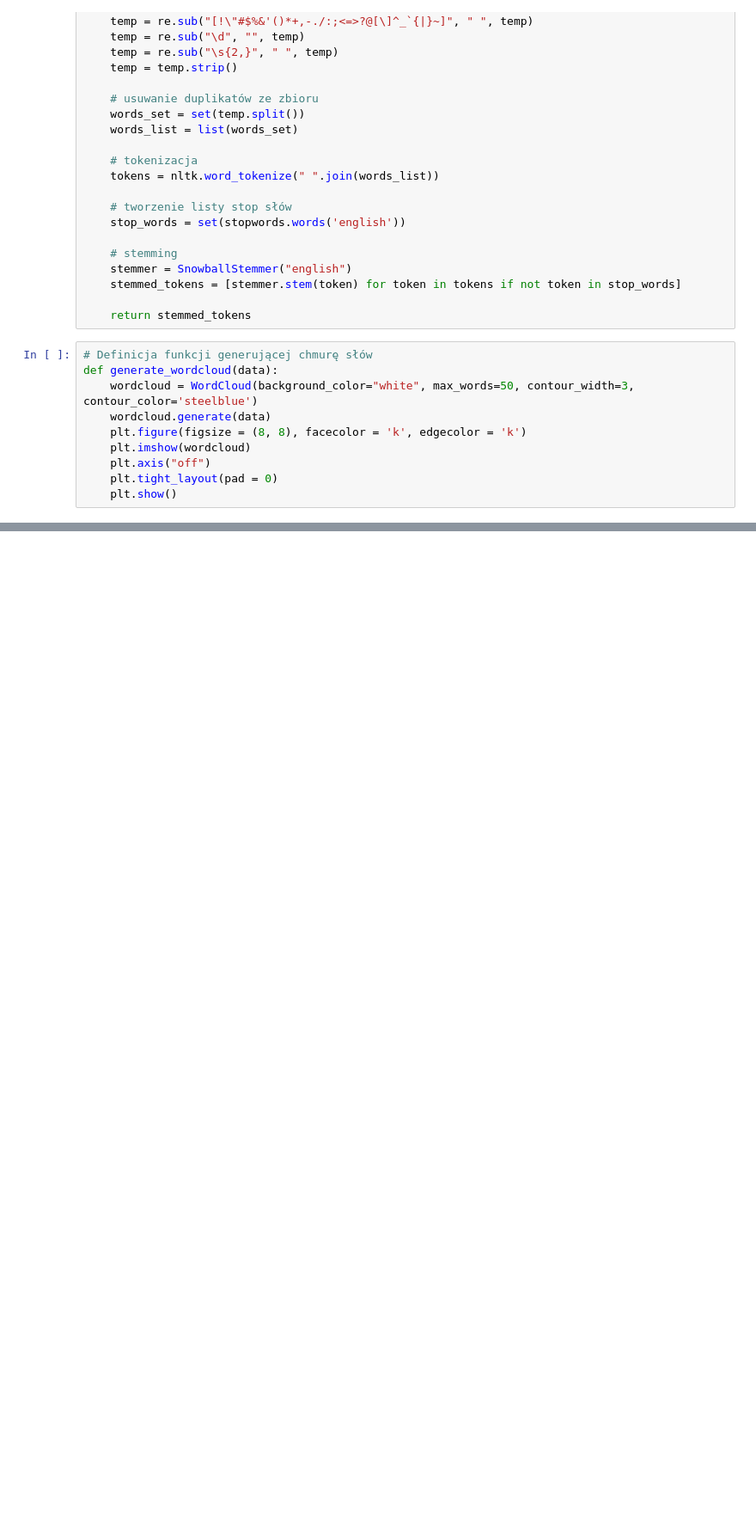
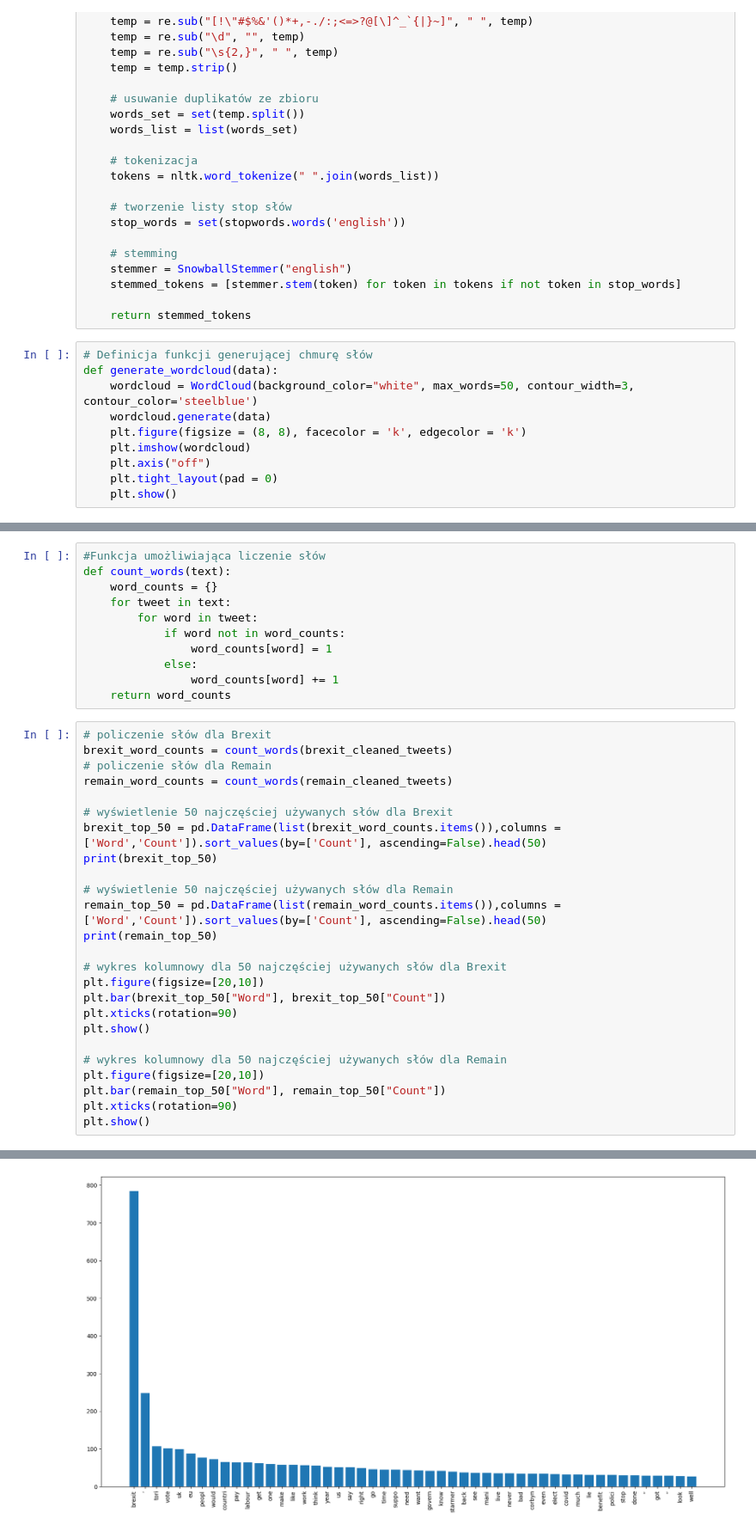
Before and after one commit to lukaszlewickii/Wordcloud-project, a Jupyter notebook: Project.ipynb, the cells around one changed output, grey strips where cells are left out. Shown at 86% size. Cells and saved outputs as stored; diff of their text form; blank space fills up the shorter version.

```diff
--- a/Project.ipynb
+++ b/Project.ipynb
@@ -177,0 +129,37 @@ generate_wordcloud(' '.join(common_words))
+# %%
+#Funkcja umożliwiająca liczenie słów
+def count_words(text):
+    word_counts = {}
+    for tweet in text:
+        for word in tweet:
+            if word not in word_counts:
+                word_counts[word] = 1
+            else:
+                word_counts[word] += 1
+    return word_counts
+# %%
+# policzenie słów dla Brexit
+brexit_word_counts = count_words(brexit_cleaned_tweets)
+# policzenie słów dla Remain
+remain_word_counts = count_words(remain_cleaned_tweets)
+
+# wyświetlenie 50 najczęściej używanych słów dla Brexit
+brexit_top_50 = pd.DataFrame(list(brexit_word_counts.items()),columns = ['Word','Count']).sort_values(by=['Count'], ascending=False).head(50)
+print(brexit_top_50)
+
+# wyświetlenie 50 najczęściej używanych słów dla Remain
+remain_top_50 = pd.DataFrame(list(remain_word_counts.items()),columns = ['Word','Count']).sort_values(by=['Count'], ascending=False).head(50)
+print(remain_top_50)
+
+# wykres kolumnowy dla 50 najczęściej używanych słów dla Brexit
+plt.figure(figsize=[20,10])
+plt.bar(brexit_top_50["Word"], brexit_top_50["Count"])
+plt.xticks(rotation=90)
+plt.show()
+
+# wykres kolumnowy dla 50 najczęściej używanych słów dla Remain
+plt.figure(figsize=[20,10])
+plt.bar(remain_top_50["Word"], remain_top_50["Count"])
+plt.xticks(rotation=90)
+plt.show()
+# %% [output]
@@ -177,0 +183 @@ generate_wordcloud(' '.join(common_words))
+[figure, added]
```
Also changed, not shown: parts of 12 cells of this notebook, 1 other file.
